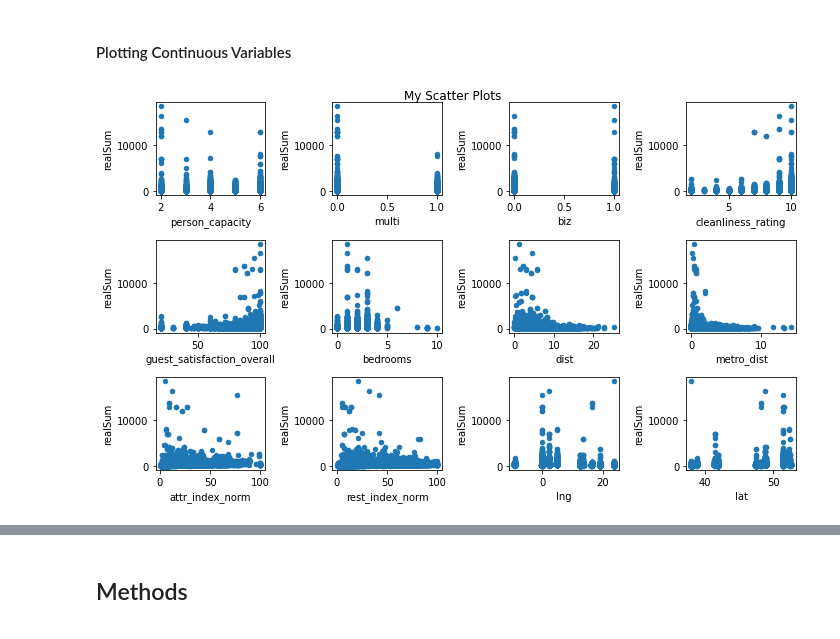
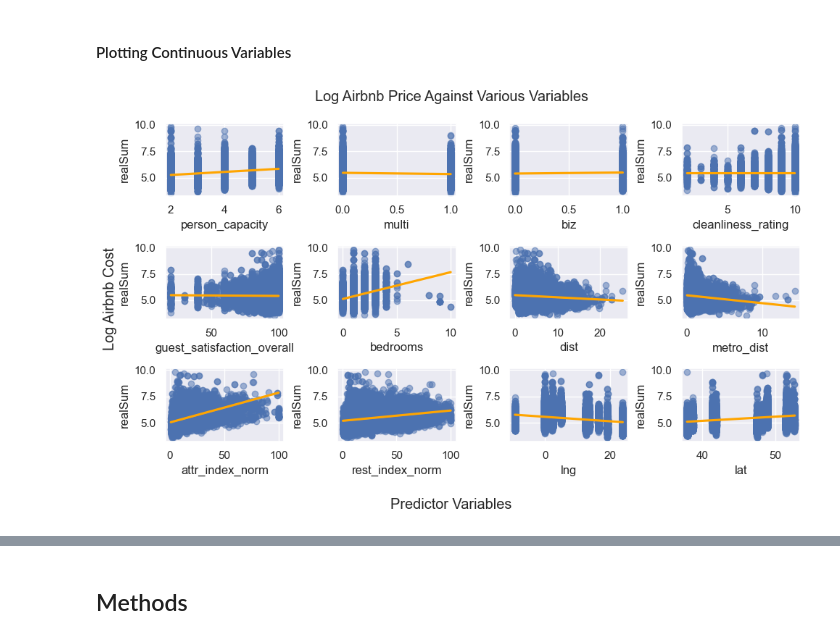
Before and after one commit to Hrithik0015/ECON323_Project, a Jupyter notebook: Project_Report.ipynb, the cells around one changed output, grey strips where cells are left out. Cells and saved outputs as stored; diff of their text form; code cells hidden in the pictures.

Commit message:
added descriptions to plots, added multiple box plots and interpretations for predictive models and partially for random forest

```diff
--- a/Project_Report.ipynb
+++ b/Project_Report.ipynb
@@ -236,0 +260,11 @@ avg_price.sort_values(ascending=False).plot.bar()
+# %%
+df2 = df.copy()
+df2["realSum"] = np.log(df2["realSum"])
+
+sns.set(rc={'figure.figsize':(11.7,8.27)})
+
+
+sns.boxplot(x="city", y="realSum", data=df2, palette="Set2", showmeans=True)
+plt.title("Price Spread of Airbnb's in Various European Cities")
+plt.xlabel("City")
+plt.ylabel("Log Airbnb Cost")
@@ -268,26 +291,31 @@ Transforming the prices to the log scale shows that the distribution is approxim
 # %%
 display_df = df[['realSum','person_capacity','multi', 'biz', 'cleanliness_rating',
                    'guest_satisfaction_overall', 'bedrooms', 'dist',
                    'metro_dist','attr_index_norm', 'rest_index_norm', 'lng', 'lat']]
 
 fig, ax = plt.subplots(3, 4 ,figsize=(10,6))
 
 for i,col in enumerate(display_df.columns[1:]):
     if (i < 4):
         x = 0
-        display_df.plot(kind='scatter', x=col, y='realSum', ax=ax[x, i])
+        # display_df.plot(kind='scatter', x=col, y='realSum', ax=ax[x, i])
+        sns.regplot(x=display_df[col], y=np.log(display_df['realSum']), ax=ax[x, i], scatter_kws={"alpha": 0.5},line_kws={"color": "orange"})
     elif (i < 8):
         x = 1
-        display_df.plot(kind='scatter', x=col, y='realSum', ax=ax[x, i-4])
+        # display_df.plot(kind='scatter', x=col, y='realSum', ax=ax[x, i-4])
+        sns.regplot(x=display_df[col], y=np.log(display_df['realSum']), ax=ax[x, i-4], scatter_kws={"alpha": 0.5},line_kws={"color": "orange"})
     elif (i < 12):
         x = 2
-        display_df.plot(kind='scatter', x=col, y='realSum', ax=ax[x, i-8])
+        # display_df.plot(kind='scatter', x=col, y='realSum', ax=ax[x, i-8])
+        sns.regplot(x=display_df[col], y=np.log(display_df['realSum']), ax=ax[x, i-8], scatter_kws={"alpha": 0.5},line_kws={"color": "orange"})
 
 
-fig.suptitle('My Scatter Plots')
+fig.suptitle('Log Airbnb Price Against Various Variables')
+fig.supxlabel("Predictor Variables")
+fig.supylabel("Log Airbnb Cost")
 fig.tight_layout()
-fig.subplots_adjust(top=0.95)
+# fig.subplots_adjust(top=0.95)
 
 plt.show()
 # %% [output]
-[figure, old version]
+[figure, new version]
```
Also changed, not shown: parts of 47 cells of this notebook.
